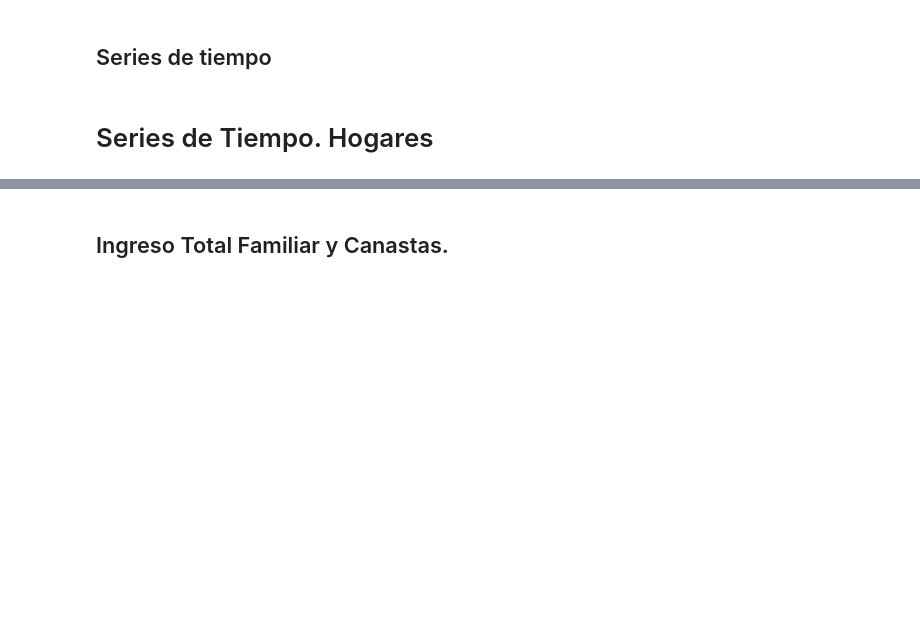
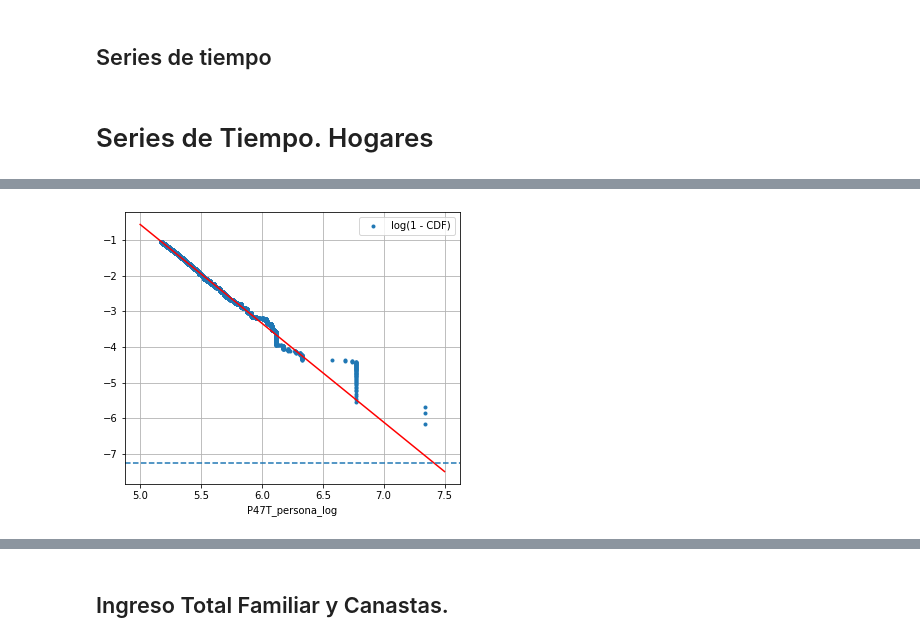
Before and after one commit to matuteiglesias/indice-pobreza-UBA, a Jupyter notebook: notebooks/12 - Validaciones - B - Regresores (Distribucion de Ingreso).ipynb, the cells around one changed output, grey strips where cells are left out. Cells and saved outputs as stored; diff of their text form; code cells hidden in the pictures; blank space fills up the shorter version.

```diff
--- a/notebooks/12 - Validaciones - B - Regresores (Distribucion de Ingreso).ipynb
+++ b/notebooks/12 - Validaciones - B - Regresores (Distribucion de Ingreso).ipynb
@@ -191,0 +263,14 @@ df.index = pd.to_datetime(df.index)
+# %%
+data = df2021.reset_index()[['P47T_persona']]
+data = data.loc[data.P47T_persona > 0]
+data = data*(cpi_actual/cpi_ref)
+# pd.cut(data.P47T_persona, bins = np.arange(1, 8, .1))
+data['P47T_persona'] = data['P47T_persona'] + np.random.uniform(0, 1, len(data))
+data['P47T_persona_log'] = np.log10(data['P47T_persona'])
+data['bin'] = pd.cut(data.P47T_persona_log, bins = np.arange(1, 8, .1))
+data = data.sort_values('P47T_persona').reset_index(drop = True)
+# %%
+nb = 10
+data['cnt_bin'] = pd.qcut(data.P47T_persona, nb)
+data['log_bin'] = pd.cut(data.P47T_persona_log, bins = nb)
+data['val_bin'] = pd.cut(data.P47T_persona.cumsum(), bins = nb)
@@ -191,0 +296,28 @@ df.index = pd.to_datetime(df.index)
+# %%
+n_percibe_ingreso_en_aglos = len(data)/8/frac
+low_lim = 1/(n_percibe_ingreso_en_aglos)
+# %%
+data['1 - CDF'] = data.P47T_persona.rank(pct = True, ascending = False)
+data['log(1 - CDF)'] = np.log10(data['1 - CDF'])
+
+fig, ax = plt.subplots(1, figsize = (6, 5))
+
+plot_data = data.tail(120000)
+plot_data.plot(x = 'P47T_persona_log', y = 'log(1 - CDF)', lw = 0, marker = '.', ax = ax)
+
+
+x_fit = plot_data['P47T_persona_log']
+y_fit = plot_data['log(1 - CDF)']
+z = np.polyfit(x_fit, y_fit, 1)
+p = np.poly1d(z)
+
+xp = np.linspace(5, 7.5, 2)
+
+ax.plot(xp, p(xp), '-', c = 'r', label='%.2f x + %.2f' % tuple(z))
+ax.axhline(np.log10(low_lim), linestyle = '--')
+# ax.plot(x, y, '.', label = 'observations', c = '.3')
+
+plt.grid()
+plt.show()
+# %% [output]
+[figure, added]
```
Also changed, not shown: parts of 41 cells of this notebook.
